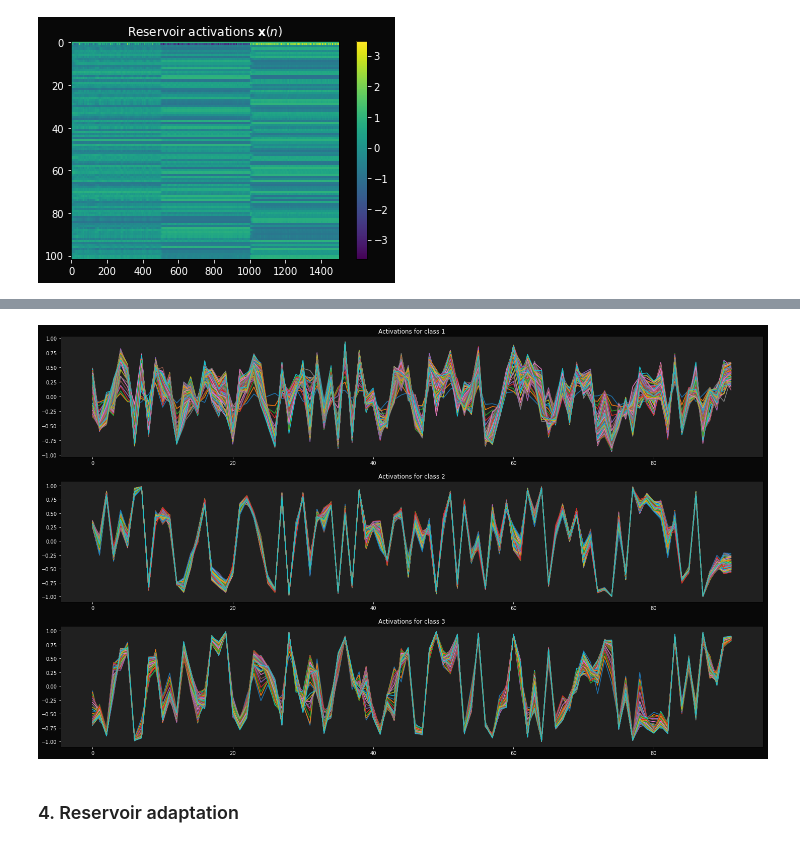
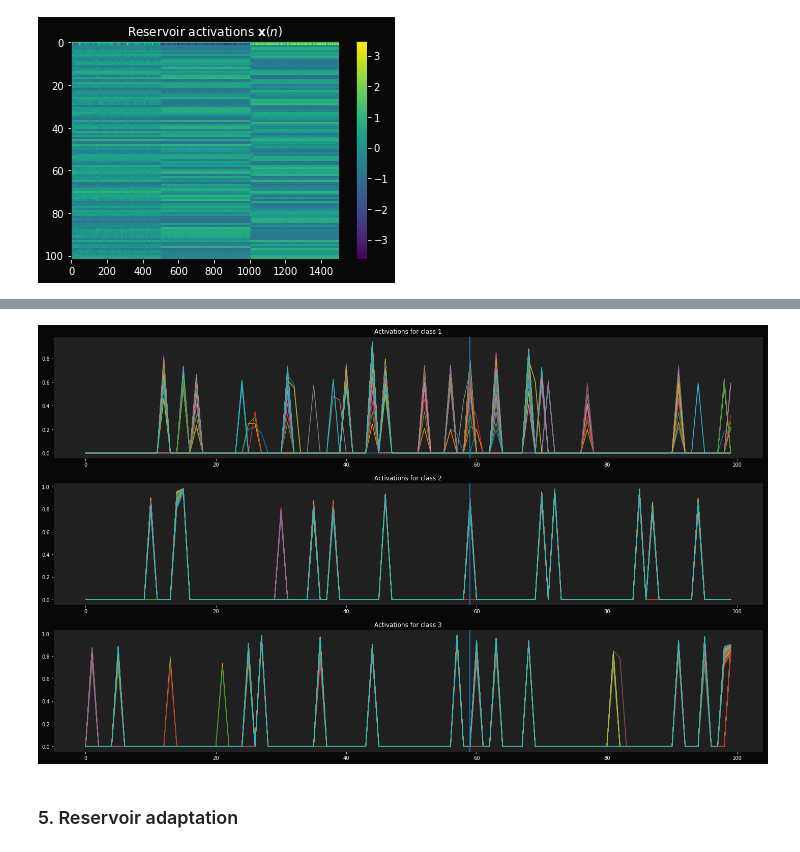
Before and after one commit to mizvol/miniESN, a Jupyter notebook: Adaptation.ipynb, the cells around one changed output, grey strips where cells are left out. Saved outputs shown, nothing was run; the diff lists cells and outputs as text; code cells hidden in the pictures.

```diff
--- a/Adaptation.ipynb
+++ b/Adaptation.ipynb
@@ -156,23 +179,44 @@ plot(X.T[1010])
 # %%
+# Peak detection
+
+threshold = 1.3
+init = 2
+position = 59 #vertival line position
+
 figure(figsize=(25,15))
 subplot(3,1,1)
 title("Activations for class 1")
 for i in range(0,100):
-    plot(X.T[i, 10:])
+    input = X.T[i, init:]
+    std = np.std(input)
+    filtered = [v if v > threshold * std else 0 for v in input]
+    plot(filtered)
+    axvline(position)
+#     plot(X.T[i, 10:])
 
 subplot(3,1,2)
 title("Activations for class 2")
 for i in range(510,610):
-    plot(X.T[i, 10:])
+    input = X.T[i, init:]
+    std = np.std(input)
+    filtered = [v if v > threshold * std else 0 for v in input]
+    plot(filtered)
+    axvline(position)
+#     plot(X.T[i, 10:])
 
 subplot(3,1,3)
 title("Activations for class 3")
 for i in range(1010,1110):
-    plot(X.T[i, 10:])
+    input = X.T[i, init:]
+    std = np.std(input)
+    filtered = [v if v > threshold * std else 0 for v in input]
+    plot(filtered)
+    axvline(position)
+#     plot(X.T[i, 10:])
 # %% [output]
-[figure, old version]
+[figure, new version]
 # %% [markdown]
-### 4. Reservoir adaptation
+### 5. Reservoir adaptation
 # %%
 import networkx as nx
 # %%
```
Also changed, not shown: parts of 7 cells of this notebook.
